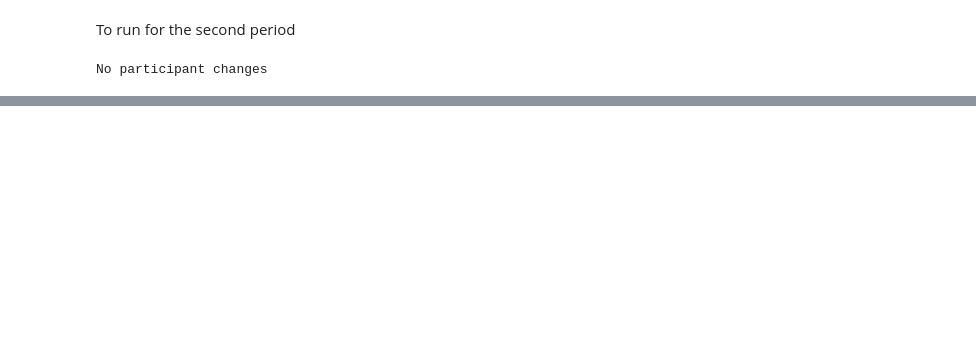
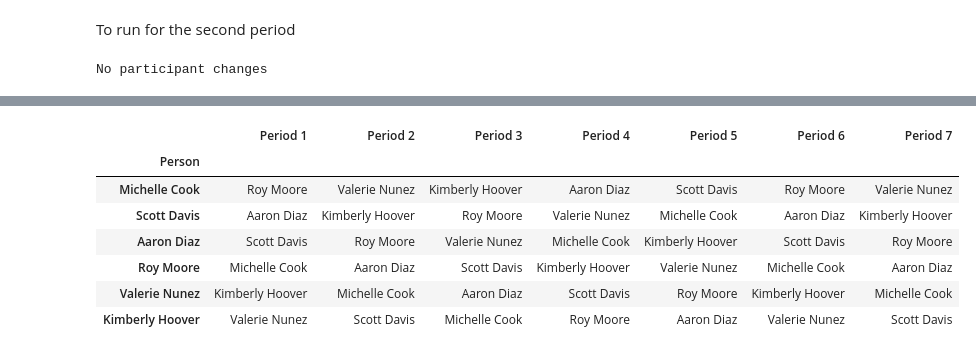
Before and after one commit to scotiow/HouseBlend, a Jupyter notebook: example/example_usage.ipynb, the cells around one changed output, grey strips where cells are left out. Saved outputs shown, nothing was run; the diff lists cells and outputs as text; code cells hidden in the pictures; blank space fills up the shorter version.

```diff
--- a/example/example_usage.ipynb
+++ b/example/example_usage.ipynb
@@ -125,7 +150,7 @@ hb.export_for_mailmerge2(
 To run for the second period
 # %%
 # set current period to 2 for next scheduling
-current_period = 3
+current_period = 7
 
 # load hansard again to see any updates
 contacts, dates, availability, schedule, bool_schedule = hb.import_hansard(parliament_name=parliament_name)
@@ -142,4 +167,4 @@ contacts, dates, availability, schedule, bool_schedule = hb.participant_update(
 # %% [output]
 No participant changes
 # %%
-bool_schedule = hb.run_schedule_optimisation(contacts, dates, availability, schedule, bool_schedule, n_to_schedule, current_period=current_period, save=True)
+bool_schedule = hb.run_schedule_optimisation2(contacts, dates, availability, schedule, bool_schedule, 1, current_period=current_period, save=True)
@@ -145,0 +191,12 @@ bool_schedule = hb.run_schedule_optimisation(contacts, dates, availability, sche
+# %%
+meeting_schedule = hb.generate_meeting_schedule(contacts, dates, availability, bool_schedule, save=False, parliament_name="example")
+meeting_schedule
+# %% [output]
+|  | Period 1 | Period 2 | Period 3 | Period 4 | Period 5 | Period 6 | Period 7 |
+| Person |  |  |  |  |  |  |  |
+| Michelle Cook | Roy Moore | Valerie Nunez | Kimberly Hoover | Aaron Diaz | Scott Davis | Roy Moore | Valerie Nunez |
+| Scott Davis | Aaron Diaz | Kimberly Hoover | Roy Moore | Valerie Nunez | Michelle Cook | Aaron Diaz | Kimberly Hoover |
+| Aaron Diaz | Scott Davis | Roy Moore | Valerie Nunez | Michelle Cook | Kimberly Hoover | Scott Davis | Roy Moore |
+| Roy Moore | Michelle Cook | Aaron Diaz | Scott Davis | Kimberly Hoover | Valerie Nunez | Michelle Cook | Aaron Diaz |
+| Valerie Nunez | Kimberly Hoover | Michelle Cook | Aaron Diaz | Scott Davis | Roy Moore | Kimberly Hoover | Michelle Cook |
+| Kimberly Hoover | Valerie Nunez | Scott Davis | Michelle Cook | Roy Moore | Aaron Diaz | Valerie Nunez | Scott Davis |
```
Also changed, not shown: parts of 8 cells of this notebook, 1 other file.
